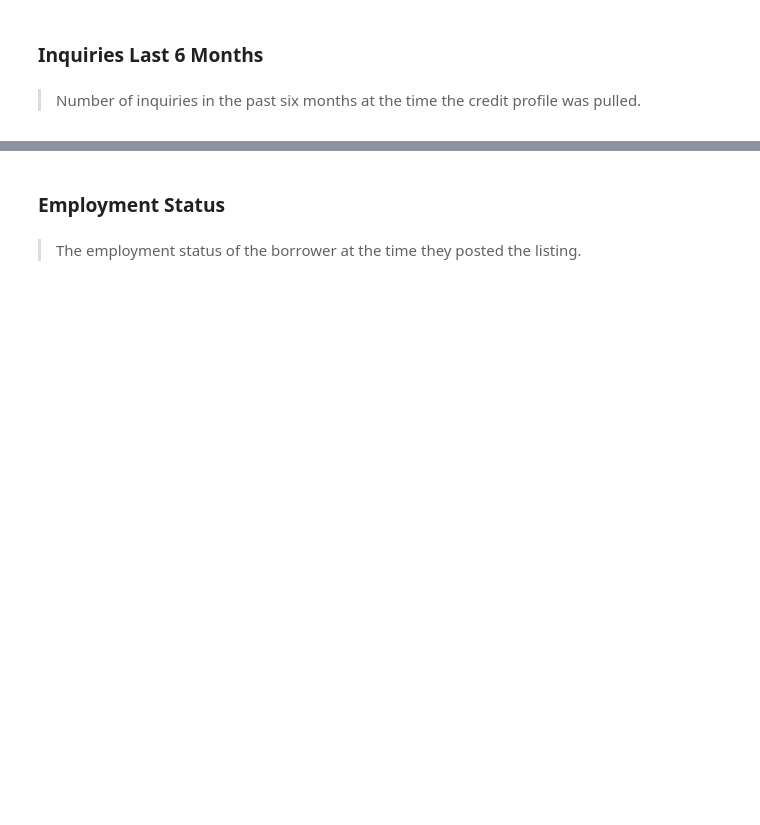
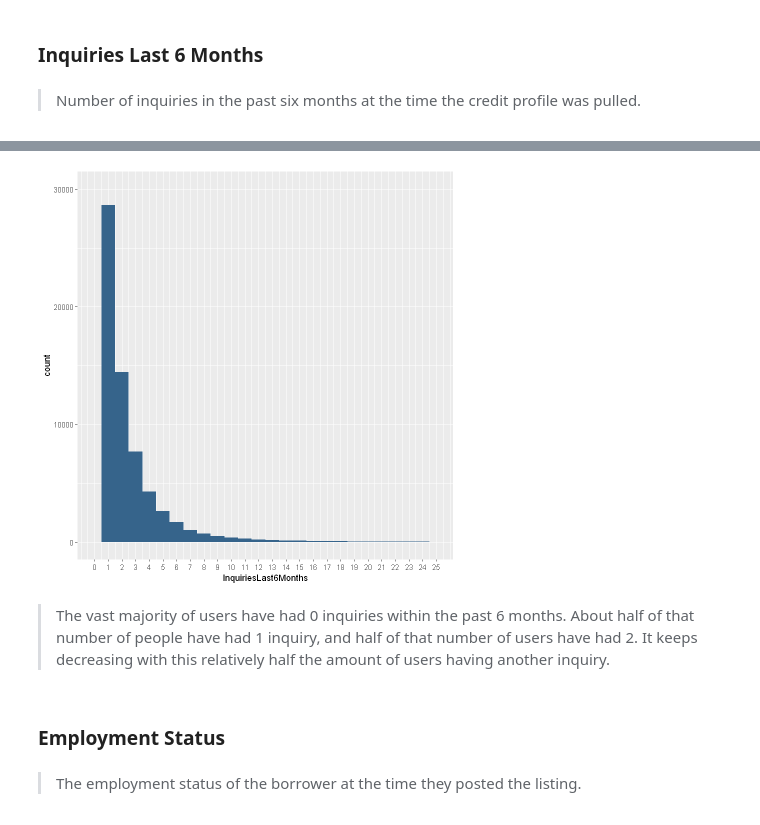
Before and after one commit to TJRiker11/Explore-and-Summarize-Data---Loan-Data, a Jupyter notebook: Explore and Summarize Data - Loan Data/Explore and Summarize Data - Loan Data.ipynb, the cells around one changed output, grey strips where cells are left out. Drawn from its saved outputs; the diff is of its cells as text; code cells hidden in the pictures; blank space fills up the shorter version.

```diff
--- a/Explore and Summarize Data - Loan Data/Explore and Summarize Data - Loan Data.ipynb
+++ b/Explore and Summarize Data - Loan Data/Explore and Summarize Data - Loan Data.ipynb
@@ -208,3 +181,13 @@ incomeChart + ggtitle('User Count vs Income') +
 ### Inquiries Last 6 Months
 # %% [markdown]
 > Number of inquiries in the past six months at the time the credit profile was pulled.
+# %%
+inquiryData <- newData['InquiriesLast6Months']
+
+inquiryChart <- ggplot(aes(x = InquiriesLast6Months), data = inquiryData) +
+                geom_histogram(binwidth = 1, fill = 'steelblue4') +
+                scale_x_continuous(limits = c(0,25), breaks = seq(0, 25, 1)) +
+                ylim(0,30000)
+
+inquiryChart
+# %% [output]
@@ -211,3 +198,6 @@ incomeChart + ggtitle('User Count vs Income') +
+[figure, added]
+# %% [markdown]
+> The vast majority of users have had 0 inquiries within the past 6 months. About half of that number of people have had 1 inquiry, and half of that number of users have had 2. It keeps decreasing with this relatively half the amount of users having another inquiry.
 # %% [markdown]
 ### Employment Status
 # %% [markdown]
```
Also changed, not shown: parts of 5 cells of this notebook.
